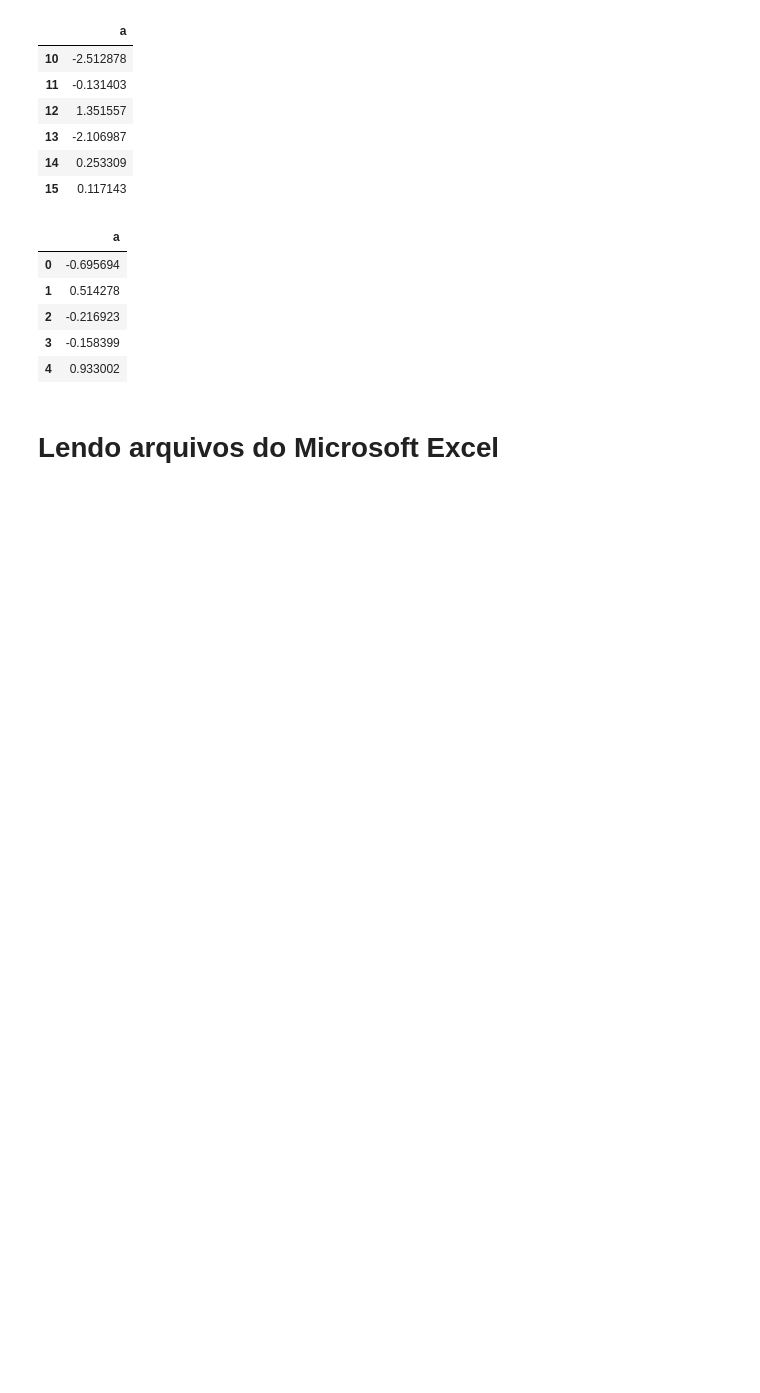
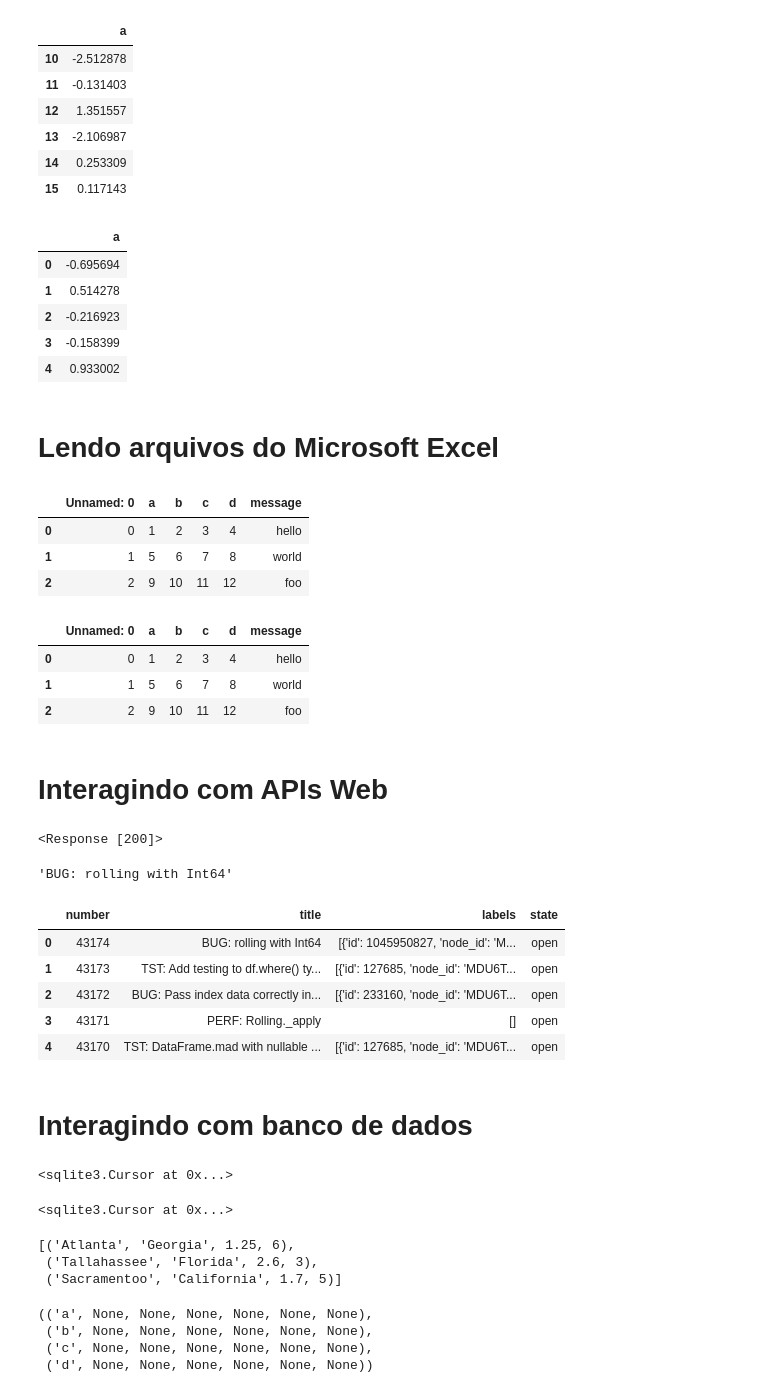
Before and after one commit to anicelysantos/-book-Python-para-Analise-de-dados, a Jupyter notebook: carga_de_dados.ipynb, the cells around one changed output. Saved outputs shown, nothing was run; the diff lists cells and outputs as text; code cells hidden in the pictures; blank space fills up the shorter version.

```diff
--- a/carga_de_dados.ipynb
+++ b/carga_de_dados.ipynb
@@ -470,0 +473,17 @@ pd.read_hdf('mydata.h5', 'obj3',where = ['index < 5'])
+# %%
+pd.read_excel(xlsx,'Sheet1')
+# %% [output]
+|  | Unnamed: 0 | a | b | c | d | message |
+| 0 | 0 | 1 | 2 | 3 | 4 | hello |
+| 1 | 1 | 5 | 6 | 7 | 8 | world |
+| 2 | 2 | 9 | 10 | 11 | 12 | foo |
+# %%
+#lendo várias planilhas de um arquivo
+
+frame = pd.read_excel('/content/drive/MyDrive/dados_pandas/pydata-book-2nd-edition/examples/ex1.xlsx', 'Sheet1')
+frame
+# %% [output]
+|  | Unnamed: 0 | a | b | c | d | message |
+| 0 | 0 | 1 | 2 | 3 | 4 | hello |
+| 1 | 1 | 5 | 6 | 7 | 8 | world |
+| 2 | 2 | 9 | 10 | 11 | 12 | foo |
@@ -470,0 +498,2 @@ pd.read_hdf('mydata.h5', 'obj3',where = ['index < 5'])
+# %% [markdown]
+# **Interagindo com APIs Web**
@@ -470,0 +502,27 @@ pd.read_hdf('mydata.h5', 'obj3',where = ['index < 5'])
+# %%
+#Pegar as issues do repositorio do pandas
+url = 'https://api.github.com/repos/pandas-dev/pandas/issues'
+# %%
+resp = requests.get(url)
+resp
+# %% [output]
+<Response [200]>
+# %%
+data = resp.json()
+# %%
+data[0]['title']
+# %% [output]
+'BUG: rolling with Int64'
+# %%
+issues = pd.DataFrame(data, columns=['number','title','labels','state'])
+# %%
+issues.head()
+# %% [output]
+|  | number | title | labels | state |
+| 0 | 43174 | BUG: rolling with Int64 | [{'id': 1045950827, 'node_id': 'M... | open |
+| 1 | 43173 | TST: Add testing to df.where() ty... | [{'id': 127685, 'node_id': 'MDU6T... | open |
+| 2 | 43172 | BUG: Pass index data correctly in... | [{'id': 233160, 'node_id': 'MDU6T... | open |
+| 3 | 43171 | PERF: Rolling._apply | [] | open |
+| 4 | 43170 | TST: DataFrame.mad with nullable ... | [{'id': 127685, 'node_id': 'MDU6T... | open |
+# %% [markdown]
+# **Interagindo com banco de dados**
@@ -470,0 +531,7 @@ pd.read_hdf('mydata.h5', 'obj3',where = ['index < 5'])
+# %%
+#criando um banco de dados
+query = """ CREATE TABLE teste (a VARCHAR(20), b VARCHAR(20), c REAL, d INTEGER);"""
+con = sqlite3.connect('mydata.sqlite')
+con.execute(query)
+# %% [output]
+<sqlite3.Cursor at 0x...>
@@ -470,0 +540,7 @@ pd.read_hdf('mydata.h5', 'obj3',where = ['index < 5'])
+# %%
+#Inserindo dados
+data =  [('Atlanta','Georgia',1.25,6),('Tallahassee','Florida',2.6,3),('Sacramentoo','California',1.7,5)]
+stmt = "INSERT INTO teste VALUES(?,?,?,?)"
+con.executemany(stmt,data)
+# %% [output]
+<sqlite3.Cursor at 0x...>
@@ -470,0 +551,15 @@ pd.read_hdf('mydata.h5', 'obj3',where = ['index < 5'])
+# %%
+rows = cursor.fetchall()
+rows
+# %% [output]
+[('Atlanta', 'Georgia', 1.25, 6),
+ ('Tallahassee', 'Florida', 2.6, 3),
+ ('Sacramentoo', 'California', 1.7, 5)]
+# %%
+#passar os dados pra um DataFrame
+cursor.description
+# %% [output]
+(('a', None, None, None, None, None, None),
+ ('b', None, None, None, None, None, None),
+ ('c', None, None, None, None, None, None),
+ ('d', None, None, None, None, None, None))
```
Also changed, not shown: parts of 15 cells of this notebook.
